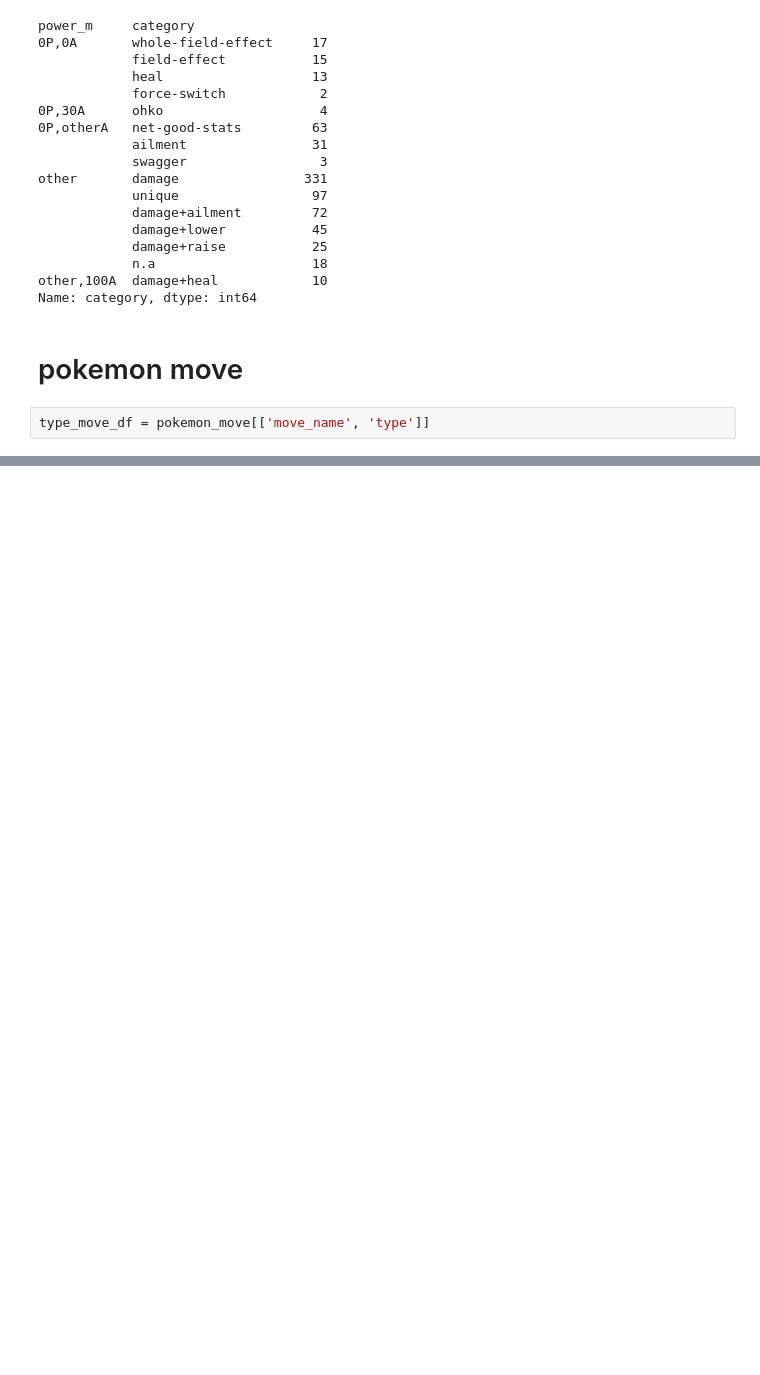
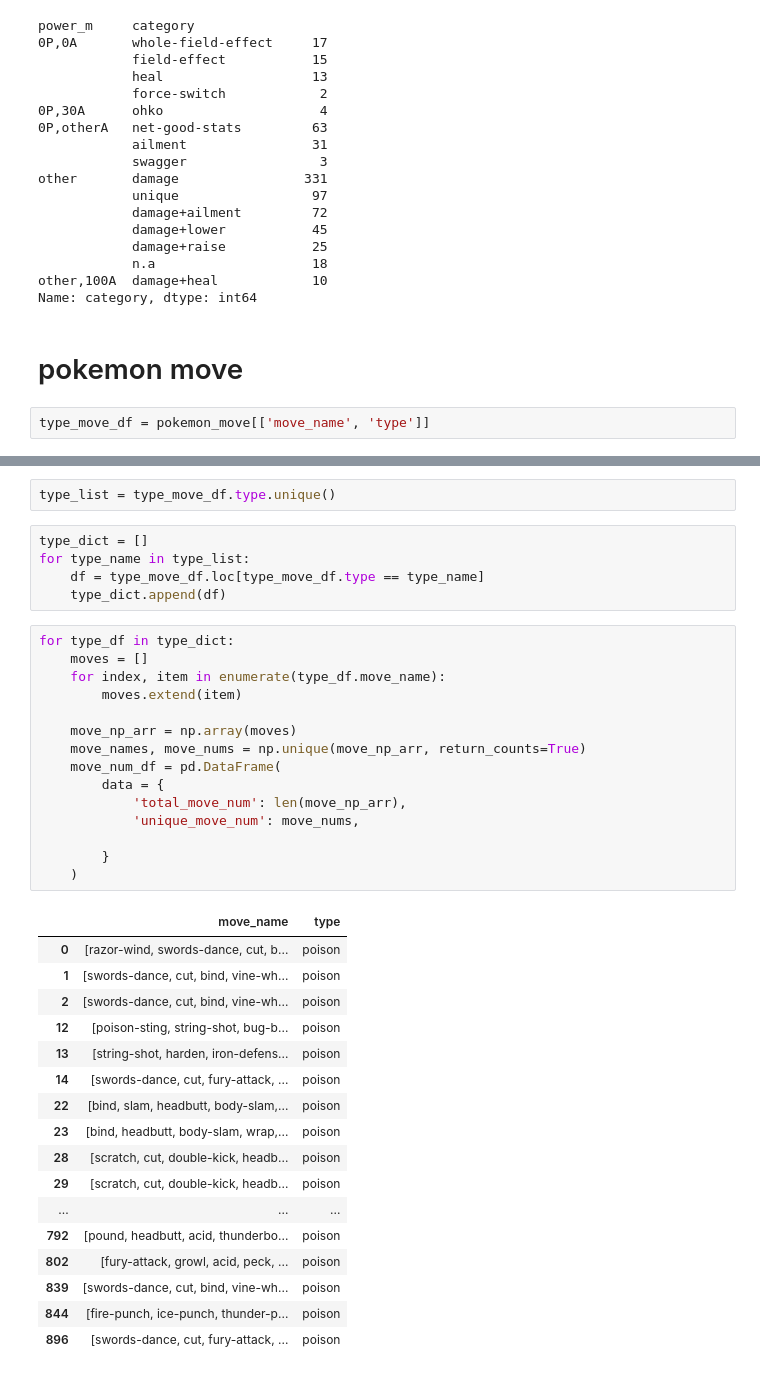
Before and after one commit to wd810/project-3, a Jupyter notebook: project-3/data/Pokemon Move.ipynb, the cells around one changed output, grey strips where cells are left out. Cells and saved outputs as stored; diff of their text form; blank space fills up the shorter version.

```diff
--- a/project-3/data/Pokemon Move.ipynb
+++ b/project-3/data/Pokemon Move.ipynb
@@ -453,0 +495,40 @@ print(move_dict)
+# %%
+type_list = type_move_df.type.unique()
+# %%
+type_dict = []
+for type_name in type_list:
+    df = type_move_df.loc[type_move_df.type == type_name]
+    type_dict.append(df)
+# %%
+for type_df in type_dict:
+    moves = []
+    for index, item in enumerate(type_df.move_name):
+        moves.extend(item)
+
+    move_np_arr = np.array(moves)
+    move_names, move_nums = np.unique(move_np_arr, return_counts=True)
+    move_num_df = pd.DataFrame(
+        data = {
+            'total_move_num': len(move_np_arr),
+            'unique_move_num': move_nums,
+
+        }
+    )
+# %% [output]
+|  | move_name | type |
+| 0 | [razor-wind, swords-dance, cut, b... | poison |
+| 1 | [swords-dance, cut, bind, vine-wh... | poison |
+| 2 | [swords-dance, cut, bind, vine-wh... | poison |
+| 12 | [poison-sting, string-shot, bug-b... | poison |
+| 13 | [string-shot, harden, iron-defens... | poison |
+| 14 | [swords-dance, cut, fury-attack, ... | poison |
+| 22 | [bind, slam, headbutt, body-slam,... | poison |
+| 23 | [bind, headbutt, body-slam, wrap,... | poison |
+| 28 | [scratch, cut, double-kick, headb... | poison |
+| 29 | [scratch, cut, double-kick, headb... | poison |
+| ... | ... | ... |
+| 792 | [pound, headbutt, acid, thunderbo... | poison |
+| 802 | [fury-attack, growl, acid, peck, ... | poison |
+| 839 | [swords-dance, cut, bind, vine-wh... | poison |
+| 844 | [fire-punch, ice-punch, thunder-p... | poison |
+| 896 | [swords-dance, cut, fury-attack, ... | poison |
```
Also changed, not shown: parts of 13 cells of this notebook.
